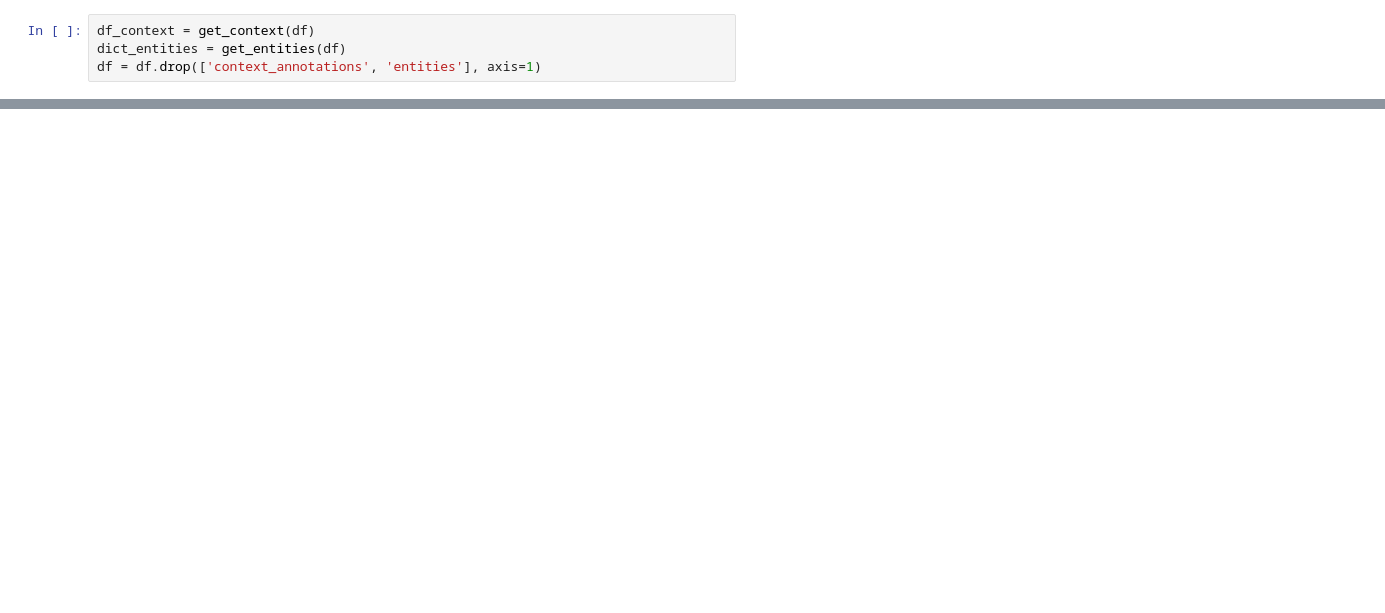
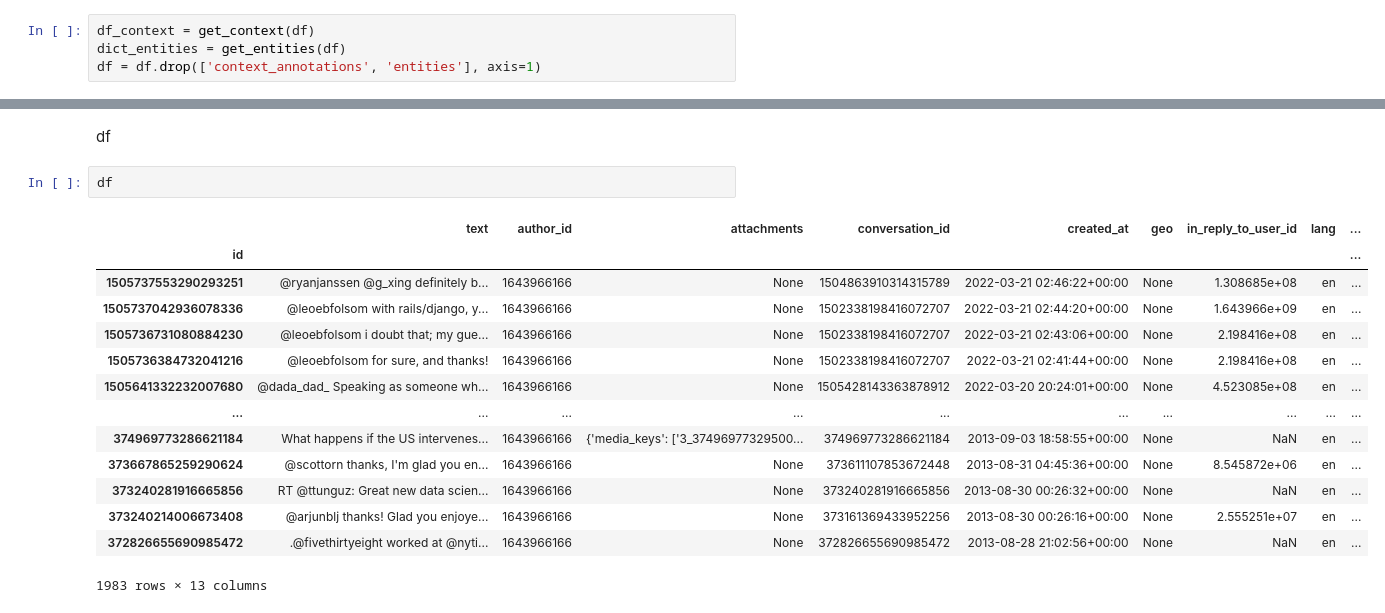
Before and after one commit to ytz/nlp-explore, a Jupyter notebook: notebook/twitter.ipynb, the cells around one changed output, grey strips where cells are left out. Cells and saved outputs as stored; diff of their text form; blank space fills up the shorter version.

```diff
--- a/notebook/twitter.ipynb
+++ b/notebook/twitter.ipynb
@@ -170,0 +186,19 @@ dict_entities['hashtags']
+# %% [markdown]
+df
+# %%
+df
+# %% [output]
+|  | text | author_id | attachments | conversation_id | created_at | geo | in_reply_to_user_id | lang | ... |
+| id |  |  |  |  |  |  |  |  | ... |
+| 1505737553290293251 | @ryanjanssen @g_xing definitely b... | 1643966166 | None | 1504863910314315789 | 2022-03-21 02:46:22+00:00 | None | 1.308685e+08 | en | ... |
+| 1505737042936078336 | @leoebfolsom with rails/django, y... | 1643966166 | None | 1502338198416072707 | 2022-03-21 02:44:20+00:00 | None | 1.643966e+09 | en | ... |
+| 1505736731080884230 | @leoebfolsom i doubt that; my gue... | 1643966166 | None | 1502338198416072707 | 2022-03-21 02:43:06+00:00 | None | 2.198416e+08 | en | ... |
+| 1505736384732041216 | @leoebfolsom for sure, and thanks! | 1643966166 | None | 1502338198416072707 | 2022-03-21 02:41:44+00:00 | None | 2.198416e+08 | en | ... |
+| 1505641332232007680 | @dada_dad_ Speaking as someone wh... | 1643966166 | None | 1505428143363878912 | 2022-03-20 20:24:01+00:00 | None | 4.523085e+08 | en | ... |
+| ... | ... | ... | ... | ... | ... | ... | ... | ... | ... |
+| 374969773286621184 | What happens if the US intervenes... | 1643966166 | {'media_keys': ['3_37496977329500... | 374969773286621184 | 2013-09-03 18:58:55+00:00 | None | NaN | en | ... |
+| 373667865259290624 | @scottorn thanks, I'm glad you en... | 1643966166 | None | 373611107853672448 | 2013-08-31 04:45:36+00:00 | None | 8.545872e+06 | en | ... |
+| 373240281916665856 | RT @ttunguz: Great new data scien... | 1643966166 | None | 373240281916665856 | 2013-08-30 00:26:32+00:00 | None | NaN | en | ... |
+| 373240214006673408 | @arjunblj thanks! Glad you enjoye... | 1643966166 | None | 373161369433952256 | 2013-08-30 00:26:16+00:00 | None | 2.555251e+07 | en | ... |
+| 372826655690985472 | .@fivethirtyeight worked at @nyti... | 1643966166 | None | 372826655690985472 | 2013-08-28 21:02:56+00:00 | None | NaN | en | ... |
+1983 rows × 13 columns
```
Also changed, not shown: parts of 21 cells of this notebook.
